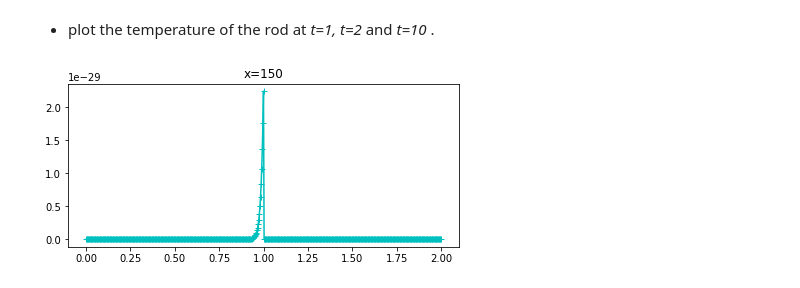
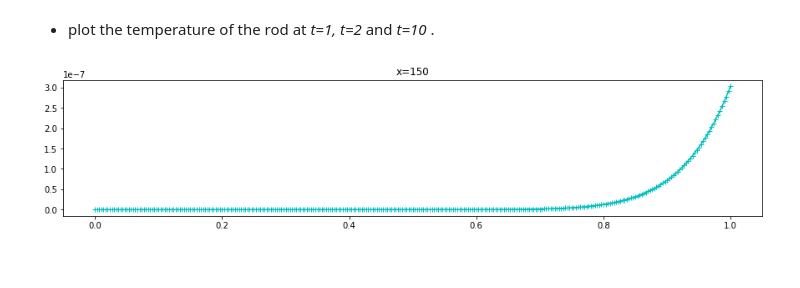
Before and after one commit to YRYoung/HPC, a Jupyter notebook: Assigenment/Asm2_p2.ipynb, the cells around one changed output. Saved outputs shown, nothing was run; the diff lists cells and outputs as text; code cells hidden in the pictures.

```diff
--- a/Assigenment/Asm2_p2.ipynb
+++ b/Assigenment/Asm2_p2.ipynb
@@ -69,8 +69,8 @@ from scipy.sparse import coo_matrix
 def solve_u_gpu(N, t):
     T = N * t
     h=1/N
-    block_per_grid = 3
-    t_per_block_i = (N + 1) // block_per_grid + 1 + 1  #最后一个拿来加j
+    block_per_grid = 5
+    t_per_block_i = (N + 1) // block_per_grid + 1   #最后一个拿来加j
 
     blocks = (block_per_grid, 1)
     threads = (t_per_block_i, 1)
@@ -84,12 +84,11 @@ def solve_u_gpu(N, t):
             return
 
 
-        elif px != 0 and px != N and j != 0 and px != t_per_block_i:
+        elif px != 0 and px != N and j != 0:
             u[px, j] = u[px, j - 1] + (u[px - 1, j - 1] - 2 * u[px, j - 1] + u[px + 1, j - 1]) / 1000 / h
 
         cuda.syncthreads()
-        if px == t_per_block_i:
-            j += 1
+
 
     # print('blocks/grid: {0} ({2}*{2})\nthreads/block: {1} ({3}*{3})'.format(block_per_grid ** 2, t_per_block ** 2,
     #                                                                         block_per_grid, t_per_block))
@@ -97,10 +96,10 @@ def solve_u_gpu(N, t):
     u[:, 0] = 0
     u[0, :] = 10
     u[N, :] = 10
-    for j in range (1,N+1):
+    for j in range (1,T+1):
       kernel[blocks, threads](u, j)
 
-    u= u.copy_to_host()
+    u = u.copy_to_host()
 
     return u
 # %%
@@ -111,19 +110,19 @@ def cuda_init():
 # %%
 from tqdm import tqdm
 import matplotlib.pyplot as plt
 
 N = 300
 x=N//2
-t=2
+t=1
 T=N*t
 
-plt.figure(figsize=(7, 3))
+plt.figure(figsize=(15, 3))
 u = solve_u_gpu(N, t)
 
 t = np.linspace(0, t, T + 1)
 plt.plot(t, u[x,:], 'c+-')
 plt.title('x=' + str(x))
 
 plt.show()
 # %% [output]
-[figure, old version]
+[figure, new version]
```
Also changed, not shown: parts of 1 cell of this notebook.
